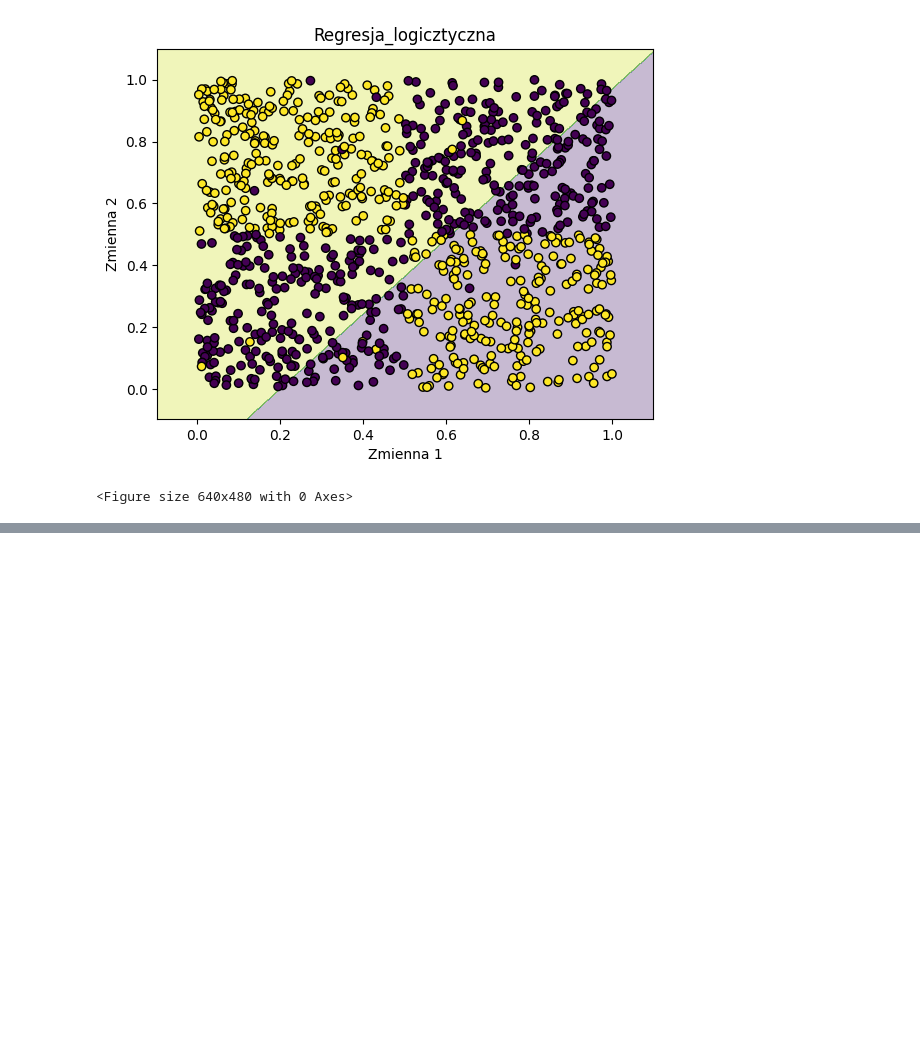
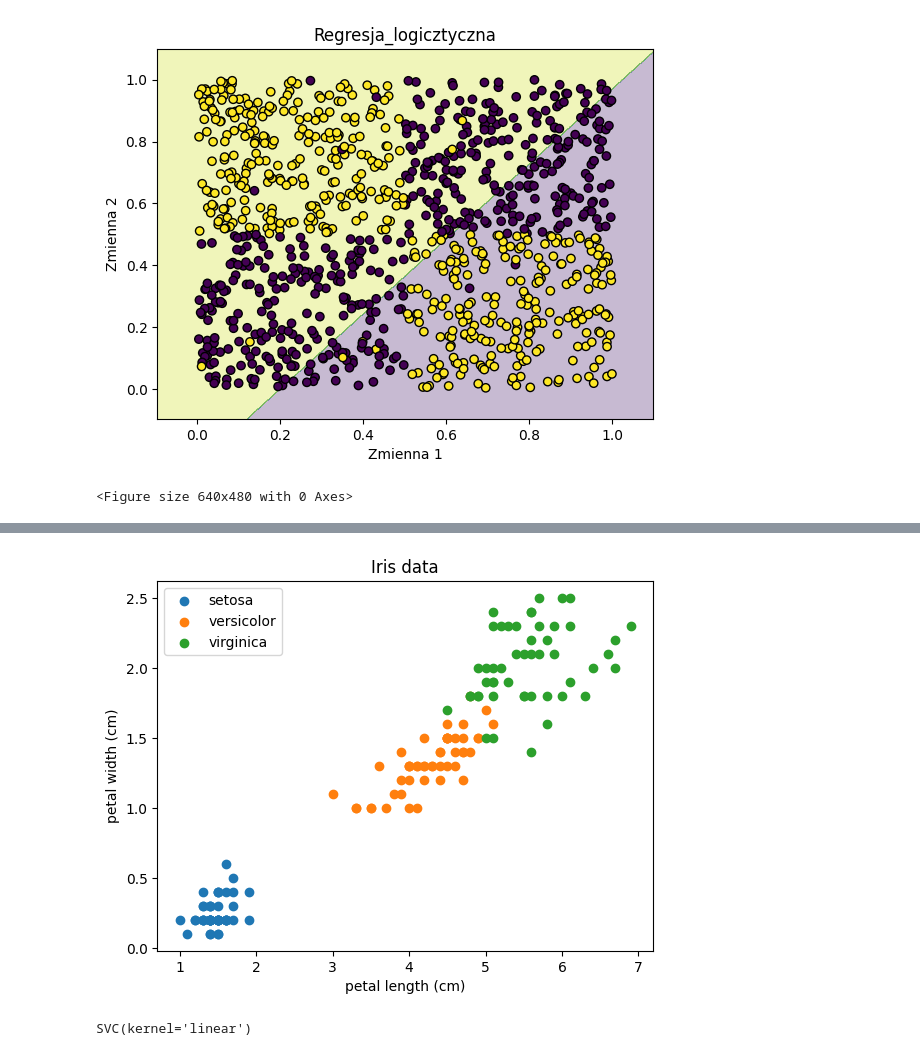
Before and after one commit to RastaAmanek/github, a Jupyter notebook: Decision tree.ipynb, the cells around one changed output, grey strips where cells are left out. Drawn from its saved outputs; the diff is of its cells as text; code cells hidden in the pictures; blank space fills up the shorter version.

```diff
--- a/Decision tree.ipynb
+++ b/Decision tree.ipynb
@@ -639,0 +718,11 @@ plt.show()
+# %%
+for i in range(len(labels := iris.target_names)):
+    plt.scatter(X[y == i, 0], X[y == i, 1], label = labels[i])
+
+plt.xlabel(F'{iris.feature_names[2]}')
+plt.ylabel(F'{iris.feature_names[3]}')
+plt.title('Iris data')
+plt.legend()
+plt.show()
+# %% [output]
+[figure, added]
@@ -639,0 +731,5 @@ plt.show()
+# %%
+svm_linear = svm.SVC(kernel='linear')
+svm_linear.fit(X_train, y_train)
+# %% [output]
+SVC(kernel='linear')
```
Also changed, not shown: parts of 26 cells of this notebook, 1 other file.
